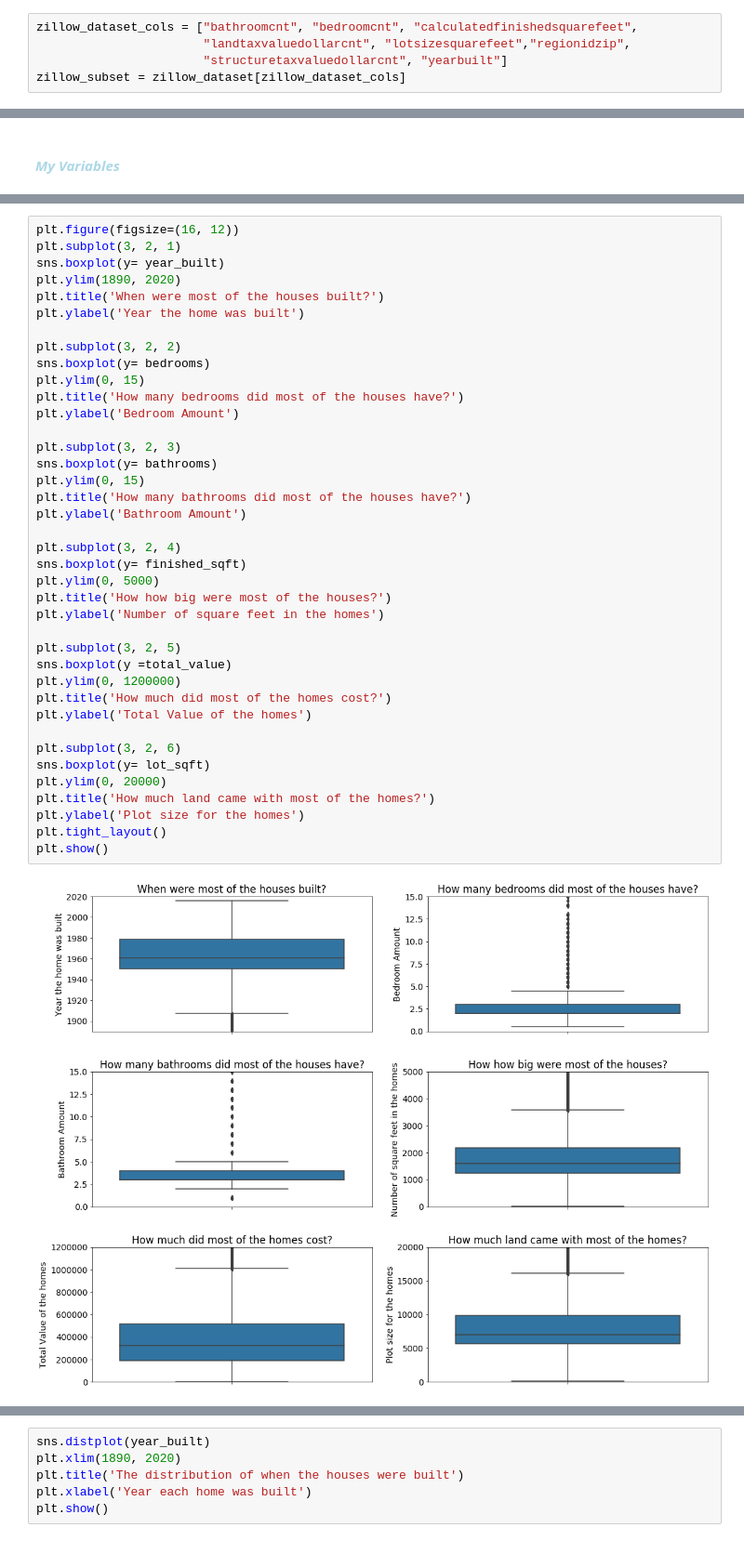
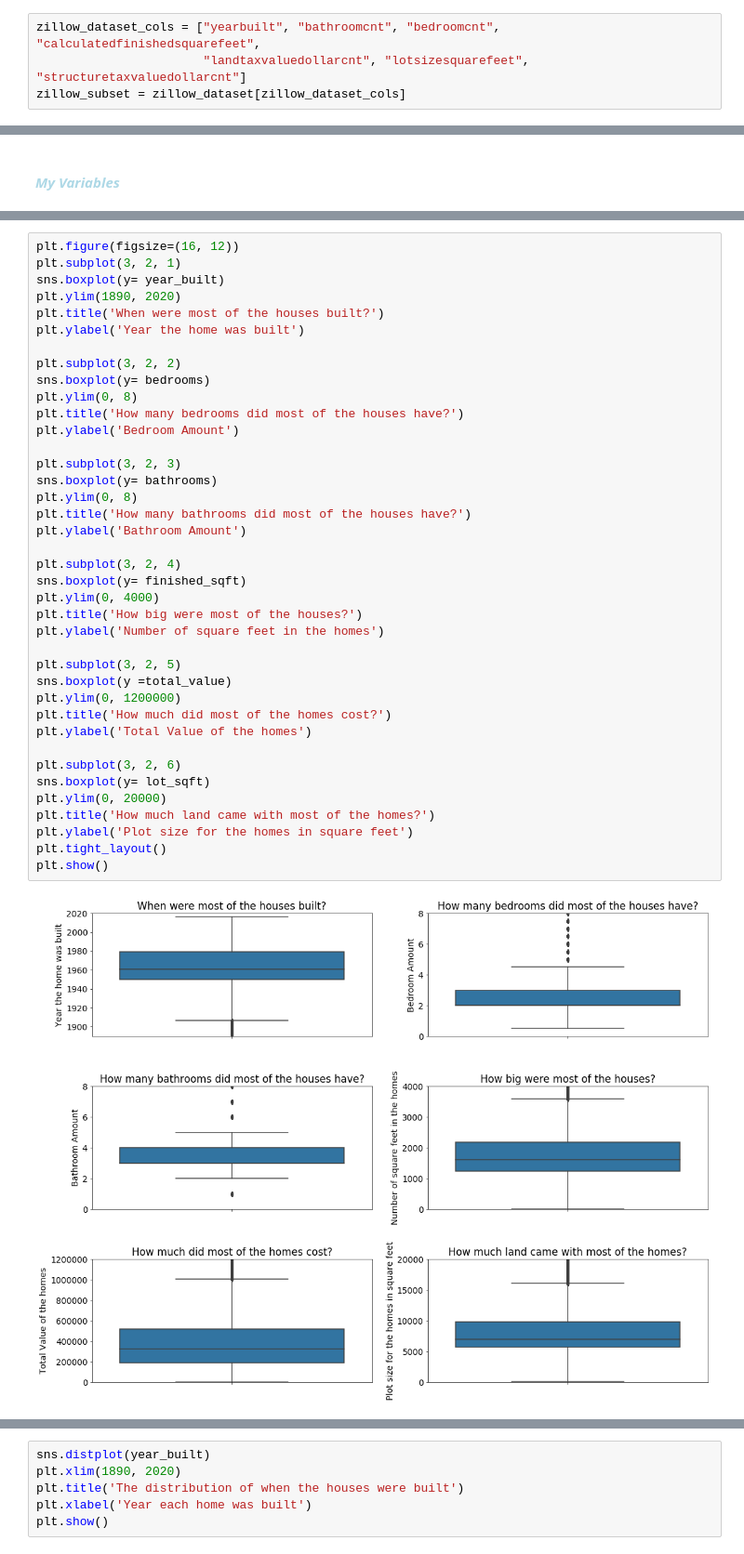
Before and after one commit to efuller11/Thinkful, a Jupyter notebook: Capstone Housing Market.ipynb, the cells around one changed output, grey strips where cells are left out. Shown at 93% size. Saved outputs shown, nothing was run; the diff lists cells and outputs as text.

```diff
--- a/Capstone Housing Market.ipynb
+++ b/Capstone Housing Market.ipynb
@@ -21,7 +31,6 @@ zillow_dataset = pd.read_csv('properties_2017.csv')
 # %%
-zillow_dataset_cols = ["bathroomcnt", "bedroomcnt", "calculatedfinishedsquarefeet",
-                       "landtaxvaluedollarcnt", "lotsizesquarefeet","regionidzip",
-                       "structuretaxvaluedollarcnt", "yearbuilt"]
+zillow_dataset_cols = ["yearbuilt", "bathroomcnt", "bedroomcnt", "calculatedfinishedsquarefeet",
+                       "landtaxvaluedollarcnt", "lotsizesquarefeet", "structuretaxvaluedollarcnt"]
 zillow_subset = zillow_dataset[zillow_dataset_cols]
 # %%
 #Dropping rows with NAs
@@ -77,38 +84,38 @@ plt.ylim(1890, 2020)
 plt.title('When were most of the houses built?')
 plt.ylabel('Year the home was built')
 
 plt.subplot(3, 2, 2)
 sns.boxplot(y= bedrooms)
-plt.ylim(0, 15)
+plt.ylim(0, 8)
 plt.title('How many bedrooms did most of the houses have?')
 plt.ylabel('Bedroom Amount')
 
 plt.subplot(3, 2, 3)
 sns.boxplot(y= bathrooms)
-plt.ylim(0, 15)
+plt.ylim(0, 8)
 plt.title('How many bathrooms did most of the houses have?')
 plt.ylabel('Bathroom Amount')
 
 plt.subplot(3, 2, 4)
 sns.boxplot(y= finished_sqft)
-plt.ylim(0, 5000)
-plt.title('How how big were most of the houses?')
+plt.ylim(0, 4000)
+plt.title('How big were most of the houses?')
 plt.ylabel('Number of square feet in the homes')
 
 plt.subplot(3, 2, 5)
 sns.boxplot(y =total_value)
 plt.ylim(0, 1200000)
 plt.title('How much did most of the homes cost?')
 plt.ylabel('Total Value of the homes')
 
 plt.subplot(3, 2, 6)
 sns.boxplot(y= lot_sqft)
 plt.ylim(0, 20000)
 plt.title('How much land came with most of the homes?')
-plt.ylabel('Plot size for the homes')
+plt.ylabel('Plot size for the homes in square feet')
 plt.tight_layout()
 plt.show()
 # %% [output]
-[figure, old version]
+[figure, new version]
 # %%
 sns.factorplot(x="yearbuilt", data=zillow_subset, kind="count",
```
Also changed, not shown: parts of 28 cells of this notebook.
